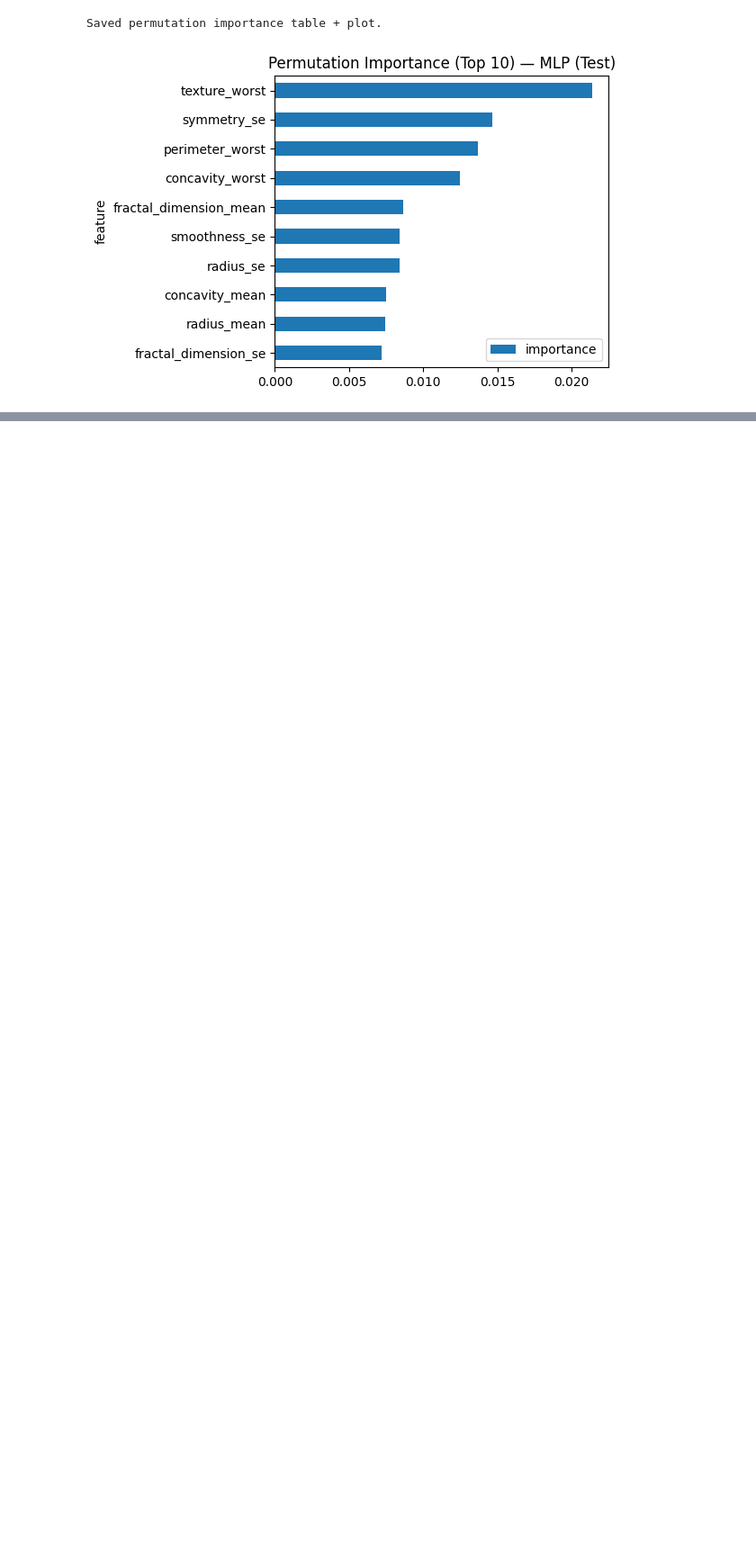
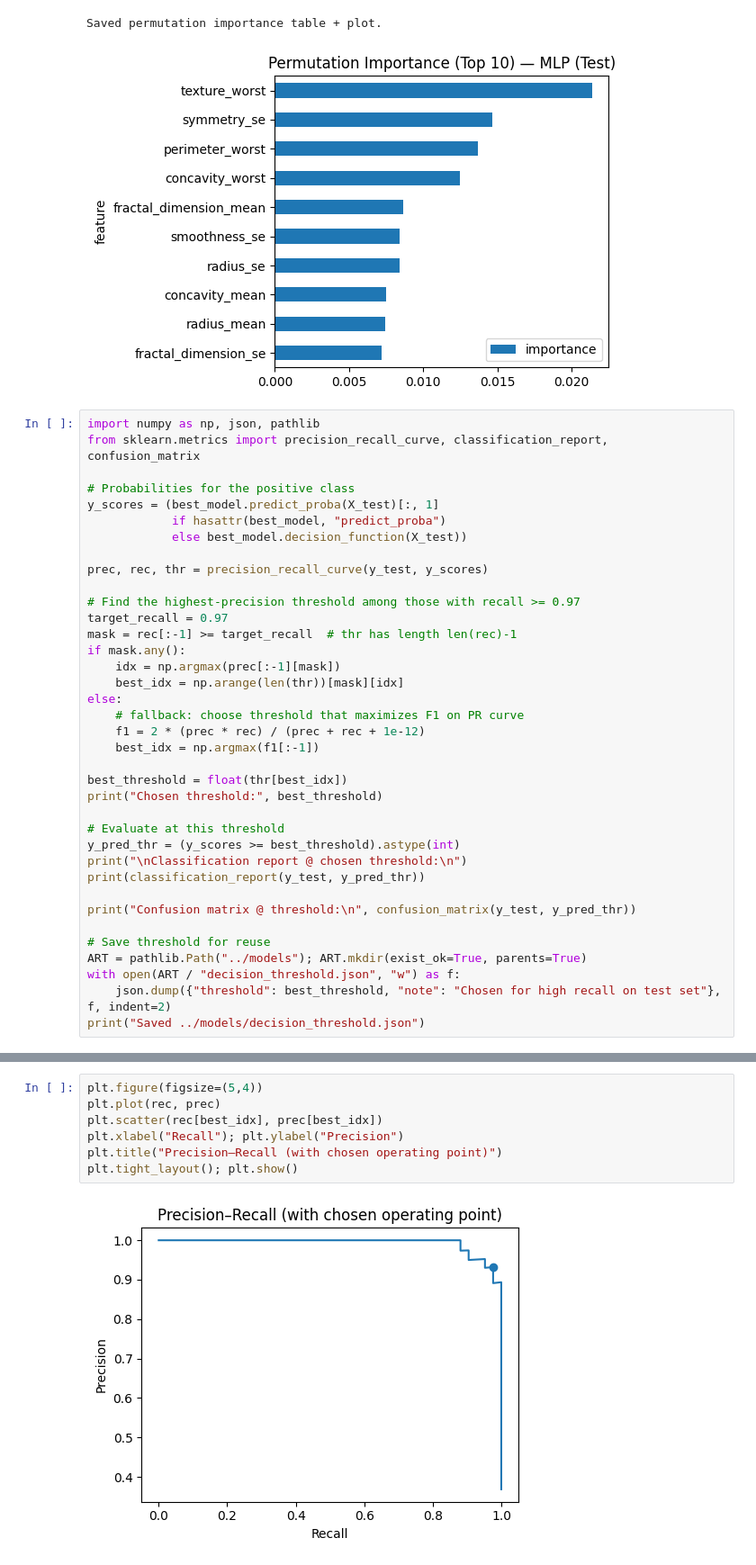
Before and after one commit to Hbollas/breast-cancer-classifier, a Jupyter notebook: notebooks/02-models.ipynb, the cells around one changed output, grey strips where cells are left out. Shown at 90% size. Cells and saved outputs as stored; diff of their text form; blank space fills up the shorter version.

```diff
--- a/notebooks/02-models.ipynb
+++ b/notebooks/02-models.ipynb
@@ -313,3 +313,40 @@ print("Saved permutation importance table + plot.")
 # %% [output]
 Saved permutation importance table + plot.
 [figure]
+# %%
+import numpy as np, json, pathlib
+from sklearn.metrics import precision_recall_curve, classification_report, confusion_matrix
+
+# Probabilities for the positive class
+y_scores = (best_model.predict_proba(X_test)[:, 1]
+            if hasattr(best_model, "predict_proba")
+            else best_model.decision_function(X_test))
+
+prec, rec, thr = precision_recall_curve(y_test, y_scores)
+
+# Find the highest-precision threshold among those with recall >= 0.97
+target_recall = 0.97
+mask = rec[:-1] >= target_recall  # thr has length len(rec)-1
+if mask.any():
+    idx = np.argmax(prec[:-1][mask])
+    best_idx = np.arange(len(thr))[mask][idx]
+else:
+    # fallback: choose threshold that maximizes F1 on PR curve
+    f1 = 2 * (prec * rec) / (prec + rec + 1e-12)
+    best_idx = np.argmax(f1[:-1])
+
+best_threshold = float(thr[best_idx])
+print("Chosen threshold:", best_threshold)
+
+# Evaluate at this threshold
+y_pred_thr = (y_scores >= best_threshold).astype(int)
+print("\nClassification report @ chosen threshold:\n")
+print(classification_report(y_test, y_pred_thr))
+
+print("Confusion matrix @ threshold:\n", confusion_matrix(y_test, y_pred_thr))
+
+# Save threshold for reuse
+ART = pathlib.Path("../models"); ART.mkdir(exist_ok=True, parents=True)
+with open(ART / "decision_threshold.json", "w") as f:
+    json.dump({"threshold": best_threshold, "note": "Chosen for high recall on test set"}, f, indent=2)
+print("Saved ../models/decision_threshold.json")
@@ -315,0 +371,9 @@ Saved permutation importance table + plot.
+# %%
+plt.figure(figsize=(5,4))
+plt.plot(rec, prec)
+plt.scatter(rec[best_idx], prec[best_idx])
+plt.xlabel("Recall"); plt.ylabel("Precision")
+plt.title("Precision–Recall (with chosen operating point)")
+plt.tight_layout(); plt.show()
+# %% [output]
+[figure, added]
```
Also changed, not shown: parts of 4 cells of this notebook, 7 other files.
